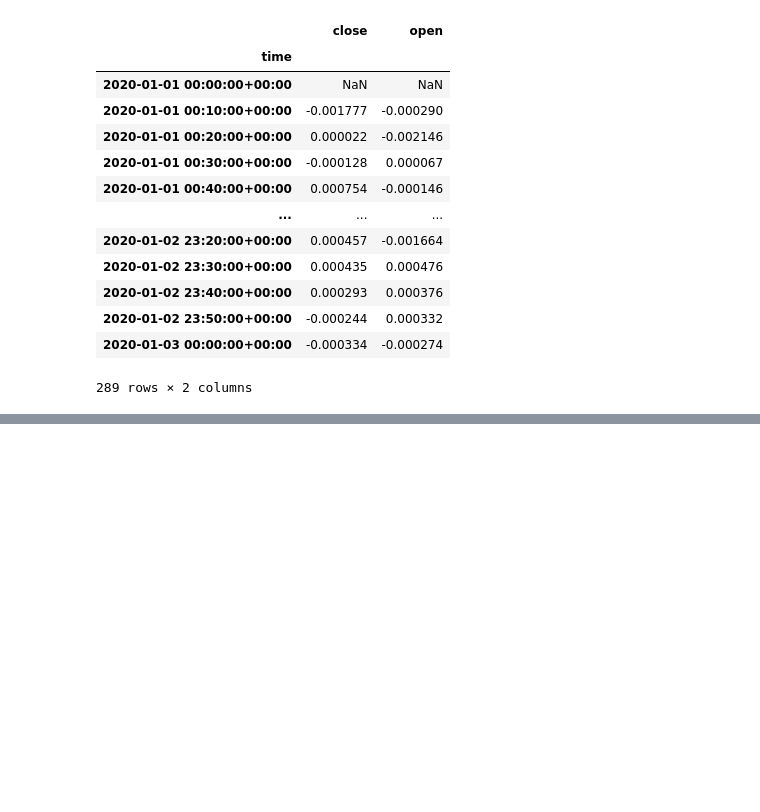
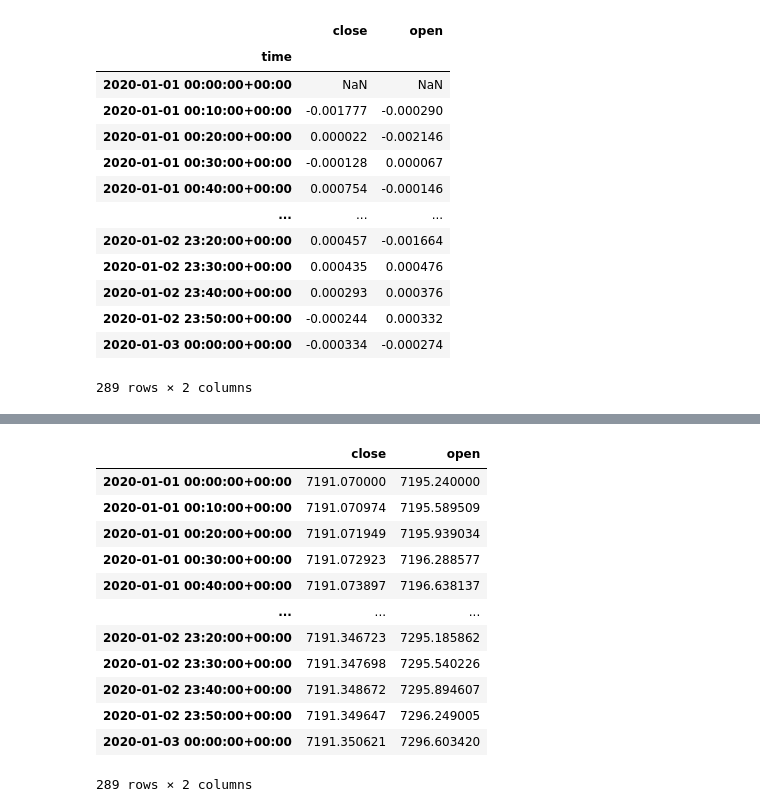
Before and after one commit to Bin1711/Binance, a Jupyter notebook: simulation_test.ipynb, the cells around one changed output, grey strips where cells are left out. Cells and saved outputs as stored; diff of their text form; code cells hidden in the pictures; blank space fills up the shorter version.

```diff
--- a/simulation_test.ipynb
+++ b/simulation_test.ipynb
@@ -79,0 +141,19 @@ KeyError: 'ret'
+# %%
+simulated_price_data = pd.DataFrame()
+simulated_price_data['close'] = simulatedata.construct_price_series(transform_back['close'], dt['close'][0], dt.index[0], freq)
+simulated_price_data['open'] = simulatedata.construct_price_series(transform_back['open'], dt['open'][0], dt.index[0], freq)
+simulated_price_data
+# %% [output]
+|  | close | open |
+| 2020-01-01 00:00:00+00:00 | 7191.070000 | 7195.240000 |
+| 2020-01-01 00:10:00+00:00 | 7191.070974 | 7195.589509 |
+| 2020-01-01 00:20:00+00:00 | 7191.071949 | 7195.939034 |
+| 2020-01-01 00:30:00+00:00 | 7191.072923 | 7196.288577 |
+| 2020-01-01 00:40:00+00:00 | 7191.073897 | 7196.638137 |
+| ... | ... | ... |
+| 2020-01-02 23:20:00+00:00 | 7191.346723 | 7295.185862 |
+| 2020-01-02 23:30:00+00:00 | 7191.347698 | 7295.540226 |
+| 2020-01-02 23:40:00+00:00 | 7191.348672 | 7295.894607 |
+| 2020-01-02 23:50:00+00:00 | 7191.349647 | 7296.249005 |
+| 2020-01-03 00:00:00+00:00 | 7191.350621 | 7296.603420 |
+289 rows × 2 columns
```
Also changed, not shown: parts of 10 cells of this notebook, 1 other file.
